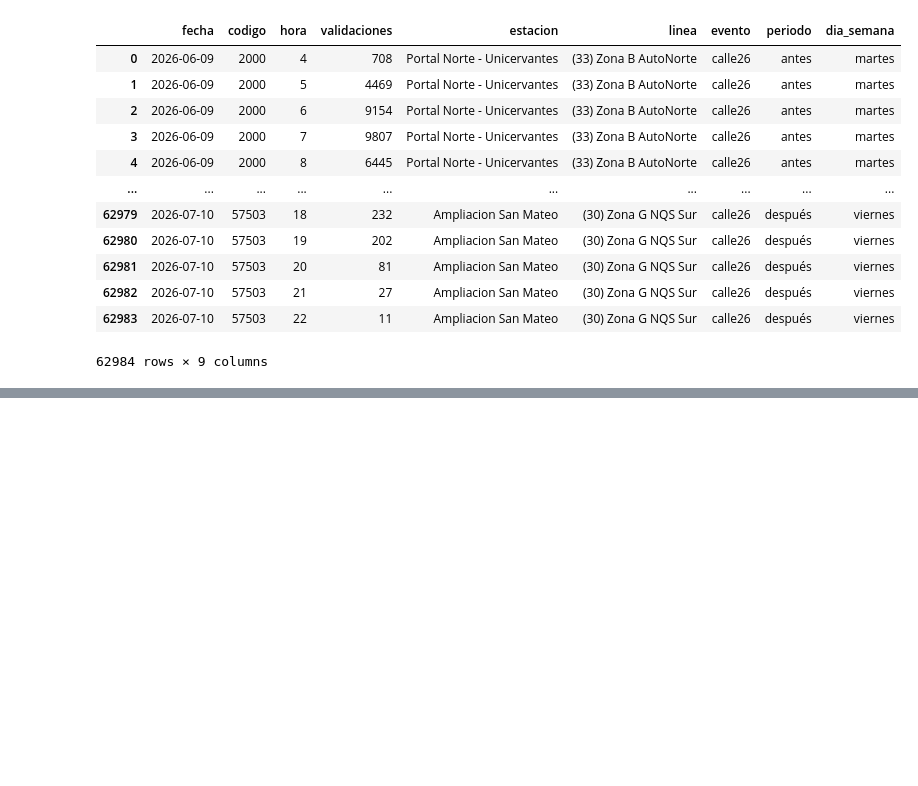
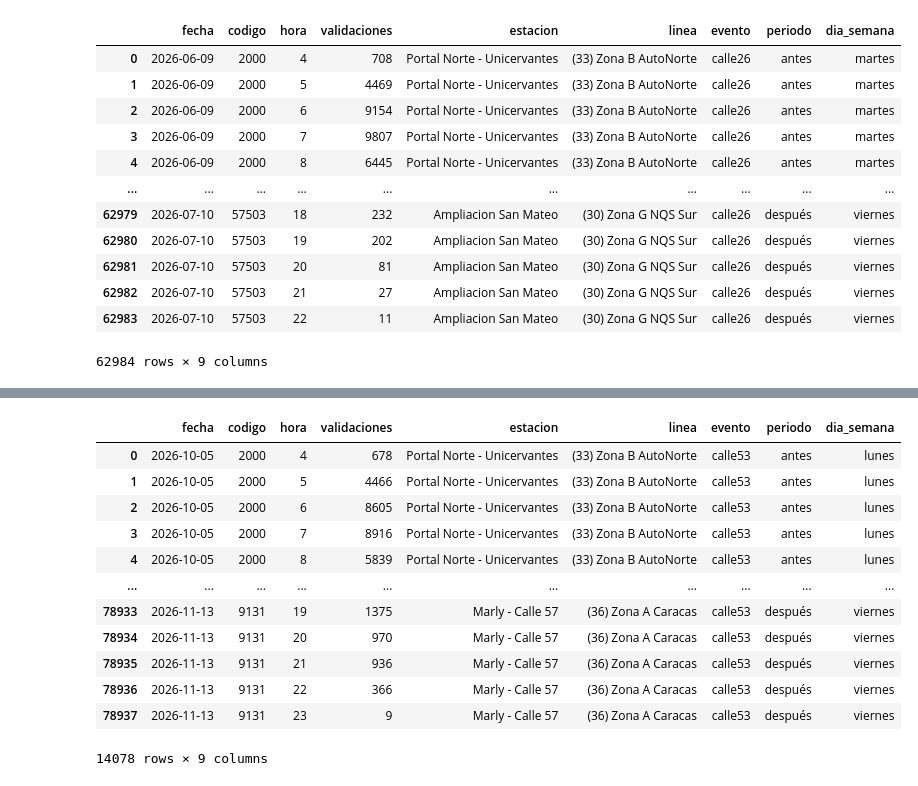
Before and after one commit to Sebast68h/Proyecto2-Transmilenio, a Jupyter notebook: NOOTEBOOKS/analisis1.ipynb, the cells around one changed output, grey strips where cells are left out. Drawn from its saved outputs; the diff is of its cells as text; code cells hidden in the pictures; blank space fills up the shorter version.

```diff
--- a/NOOTEBOOKS/analisis1.ipynb
+++ b/NOOTEBOOKS/analisis1.ipynb
@@ -33,0 +91,17 @@ calle26["estacion"].nunique()
+# %%
+calle53f= calle53[(calle53["linea"] == "(33) Zona B AutoNorte")|(calle53["linea"] == "(36) Zona A Caracas")]
+calle53f
+# %% [output]
+|  | fecha | codigo | hora | validaciones | estacion | linea | evento | periodo | dia_semana |
+| 0 | 2026-10-05 | 2000 | 4 | 678 | Portal Norte - Unicervantes | (33) Zona B AutoNorte | calle53 | antes | lunes |
+| 1 | 2026-10-05 | 2000 | 5 | 4466 | Portal Norte - Unicervantes | (33) Zona B AutoNorte | calle53 | antes | lunes |
+| 2 | 2026-10-05 | 2000 | 6 | 8605 | Portal Norte - Unicervantes | (33) Zona B AutoNorte | calle53 | antes | lunes |
+| 3 | 2026-10-05 | 2000 | 7 | 8916 | Portal Norte - Unicervantes | (33) Zona B AutoNorte | calle53 | antes | lunes |
+| 4 | 2026-10-05 | 2000 | 8 | 5839 | Portal Norte - Unicervantes | (33) Zona B AutoNorte | calle53 | antes | lunes |
+| ... | ... | ... | ... | ... | ... | ... | ... | ... | ... |
+| 78933 | 2026-11-13 | 9131 | 19 | 1375 | Marly - Calle 57 | (36) Zona A Caracas | calle53 | después | viernes |
+| 78934 | 2026-11-13 | 9131 | 20 | 970 | Marly - Calle 57 | (36) Zona A Caracas | calle53 | después | viernes |
+| 78935 | 2026-11-13 | 9131 | 21 | 936 | Marly - Calle 57 | (36) Zona A Caracas | calle53 | después | viernes |
+| 78936 | 2026-11-13 | 9131 | 22 | 366 | Marly - Calle 57 | (36) Zona A Caracas | calle53 | después | viernes |
+| 78937 | 2026-11-13 | 9131 | 23 | 9 | Marly - Calle 57 | (36) Zona A Caracas | calle53 | después | viernes |
+14078 rows × 9 columns
```
Also changed, not shown: parts of 8 cells of this notebook.
